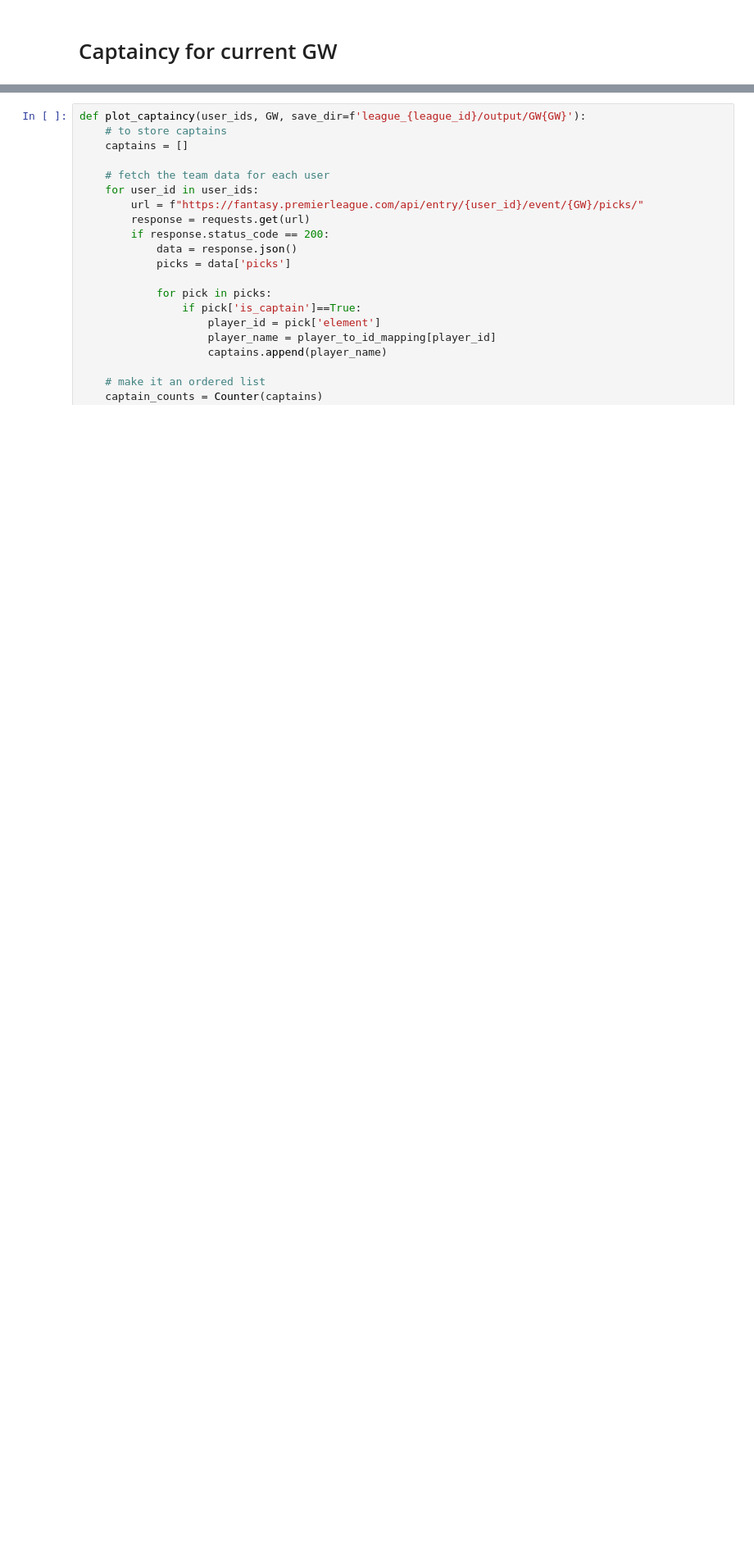
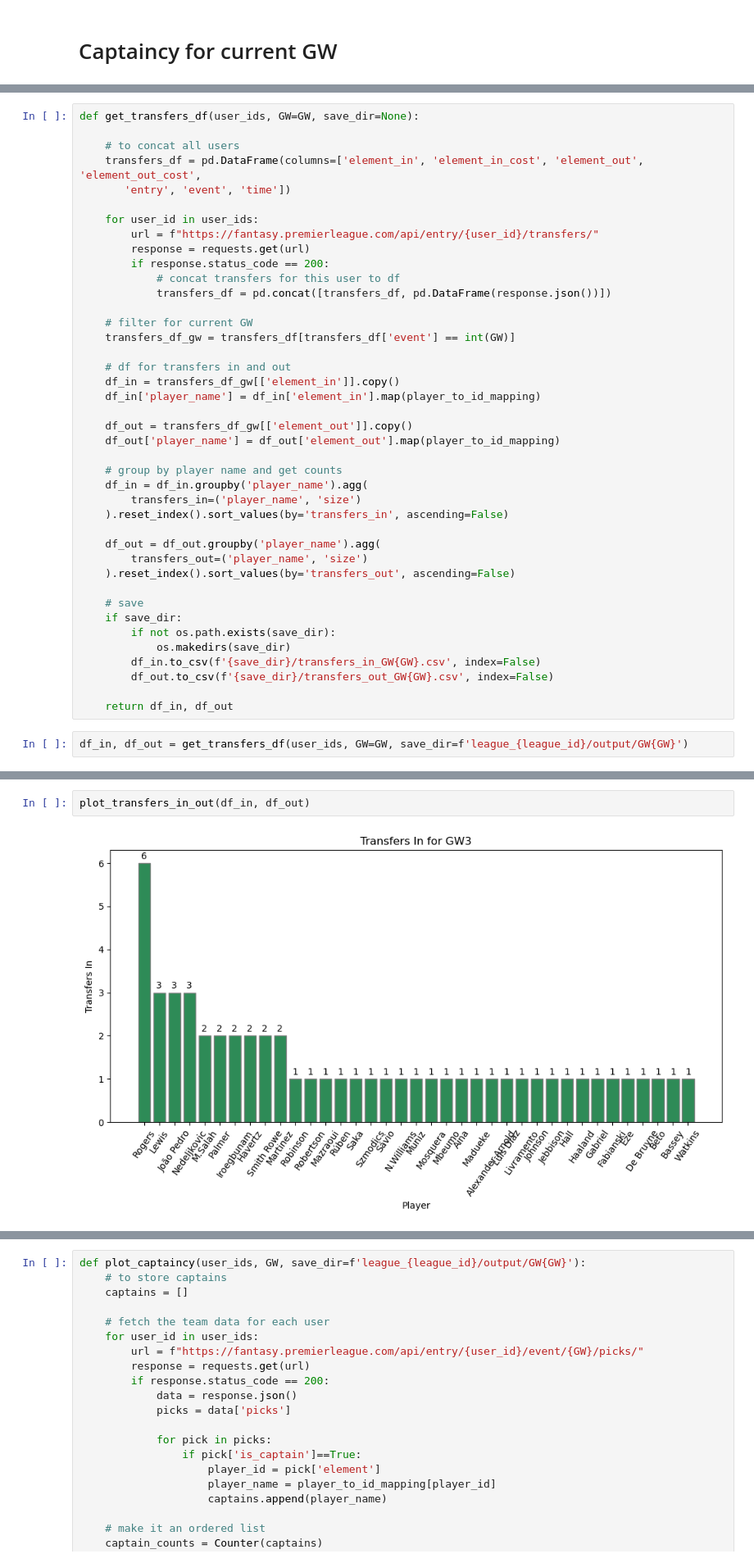
Before and after one commit to fajardgb/FPL-viz, a Jupyter notebook: league_user_viz/get_current_gw_data.ipynb, the cells around one changed output, grey strips where cells are left out. Shown at 82% size. Cells and saved outputs as stored; diff of their text form; blank space fills up the shorter version.

```diff
--- a/league_user_viz/get_current_gw_data.ipynb
+++ b/league_user_viz/get_current_gw_data.ipynb
@@ -111,0 +382,43 @@ plot_active_chips(user_ids, GW, save_dir=f'league_{league_id}/output/GW{GW}')
+# %%
+def get_transfers_df(user_ids, GW=GW, save_dir=None):
+
+    # to concat all users
+    transfers_df = pd.DataFrame(columns=['element_in', 'element_in_cost', 'element_out', 'element_out_cost',
+       'entry', 'event', 'time'])
+
+    for user_id in user_ids:
+        url = f"https://fantasy.premierleague.com/api/entry/{user_id}/transfers/"
+        response = requests.get(url)
+        if response.status_code == 200:
+            # concat transfers for this user to df
+            transfers_df = pd.concat([transfers_df, pd.DataFrame(response.json())])
+
+    # filter for current GW
+    transfers_df_gw = transfers_df[transfers_df['event'] == int(GW)]
+
+    # df for transfers in and out
+    df_in = transfers_df_gw[['element_in']].copy()
+    df_in['player_name'] = df_in['element_in'].map(player_to_id_mapping)
+
+    df_out = transfers_df_gw[['element_out']].copy()
+    df_out['player_name'] = df_out['element_out'].map(player_to_id_mapping)
+
+    # group by player name and get counts
+    df_in = df_in.groupby('player_name').agg(
+        transfers_in=('player_name', 'size')
+    ).reset_index().sort_values(by='transfers_in', ascending=False)
+
+    df_out = df_out.groupby('player_name').agg(
+        transfers_out=('player_name', 'size')
+    ).reset_index().sort_values(by='transfers_out', ascending=False)
+
+    # save
+    if save_dir:
+        if not os.path.exists(save_dir):
+            os.makedirs(save_dir)
+        df_in.to_csv(f'{save_dir}/transfers_in_GW{GW}.csv', index=False)
+        df_out.to_csv(f'{save_dir}/transfers_out_GW{GW}.csv', index=False)
+
+    return df_in, df_out
+# %%
+df_in, df_out = get_transfers_df(user_ids, GW=GW, save_dir=f'league_{league_id}/output/GW{GW}')
@@ -111,0 +515,4 @@ plot_active_chips(user_ids, GW, save_dir=f'league_{league_id}/output/GW{GW}')
+# %%
+plot_transfers_in_out(df_in, df_out)
+# %% [output]
+[figure, added]
```
Also changed, not shown: parts of 40 cells of this notebook, 14 other files.
